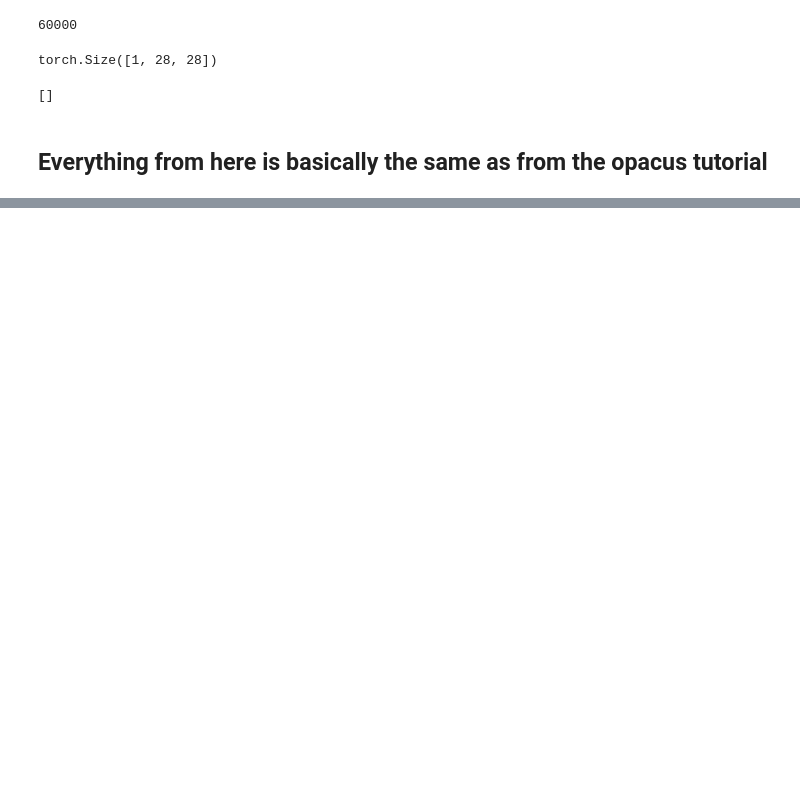
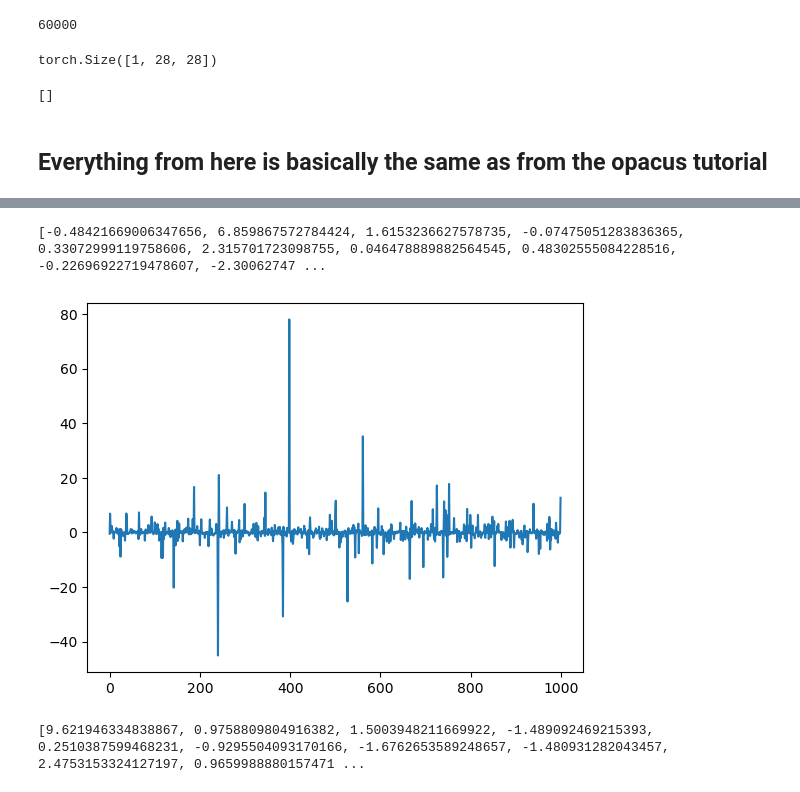
Before and after one commit to NicholasStout/opacus, a Jupyter notebook: DP-SGD-Copy1.ipynb, the cells around one changed output, grey strips where cells are left out. Saved outputs shown, nothing was run; the diff lists cells and outputs as text; code cells hidden in the pictures; blank space fills up the shorter version.

```diff
--- a/DP-SGD-Copy1.ipynb
+++ b/DP-SGD-Copy1.ipynb
@@ -205,9 +205,8 @@ for i in report:
 from opacus import PrivacyEngine
 runs = []
 trun = []
-for i in [0.2, 0.3, 0.5, 1, 2]:
+for i in range(18,101):
     model = DP_GSD()
-
     from opacus.validators import ModuleValidator
 
     model = ModuleValidator.fix(model)
@@ -226,19 +225,21 @@ for i in [0.2, 0.3, 0.5, 1, 2]:
         data_loader=train_loader,
         noise_multiplier = 1,
         epochs=EPOCHS,
-        target_epsilon=1,
+        target_epsilon=i,
         target_delta=DELTA,
-        max_grad_norm=0.1,
+        max_grad_norm=1,
     )
 
     report = []
 
-    for epoch in tqdm(range(EPOCHS), desc="Epoch", unit="epoch"):
-        results = train(model, train_loader, optimizer, epoch + 1, device)
-        report.append(results)
+    #for epoch in tqdm(range(EPOCHS), desc="Epoch", unit="epoch"):
+    results = train(model, train_loader, optimizer, 1, device)
+    #report.append(results)
 
     runs.append(report)
     trun.append(test(model, test_loader, device))
     del model
     del optimizer
+    del results
+    torch.cuda.empty_cache()
 # %% [output]
@@ -403,0 +488,5 @@ import torch
+# %%
+noise = PLRVDPOptimizer()
+noise.make_noise(args)
+laplace = noise.get_laplace()
+laplace.sample((1,1000)).tolist()[0]
@@ -403,0 +511,15 @@ import torch
+# %%
+import matplotlib.pyplot as plt
+samples = []
+for i in range(1000):
+    laplace = noise.get_laplace()
+    samples.append(laplace.sample().tolist())
+
+print(samples)
+# %% [output]
+[-0.48421669006347656, 6.859867572784424, 1.6153236627578735, -0.07475051283836365, 0.33072999119758606, 2.315701723098755, 0.046478889882564545, 0.48302555084228516, -0.22696922719478607, -2.30062747 ...
+# %%
+plt.plot(range(1000), samples)
+plt.show()
+# %% [output]
+[figure, added]
@@ -403,0 +640,15 @@ import torch
+# %%
+noise = PLRVDPOptimizer()
+noise.make_noise(args)
+laplace = noise.get_laplace()
+laplace.sample((1,1000)).tolist()[0]
+
+import matplotlib.pyplot as plt
+samples = []
+for i in range(1000):
+    laplace = noise.get_laplace()
+    samples.append(laplace.sample().tolist())
+
+print(samples)
+# %% [output]
+[9.621946334838867, 0.9758809804916382, 1.5003948211669922, -1.489092469215393, 0.2510387599468231, -0.9295504093170166, -1.6762653589248657, -1.480931282043457, 2.4753153324127197, 0.9659988880157471 ...
```
Also changed, not shown: parts of 7 cells of this notebook, 5 other files.
